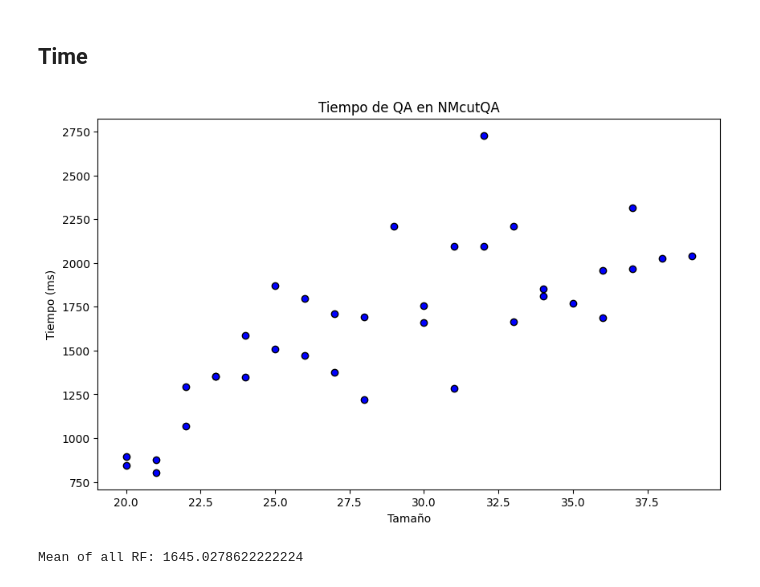
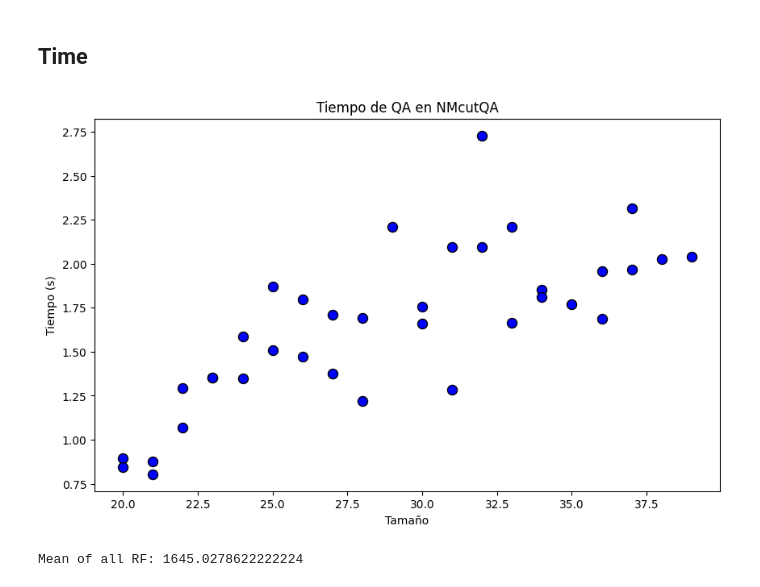
Before and after one commit to Nicofero/PhyloTree_ReConst, a Jupyter notebook: metrics_study.ipynb, the cells around one changed output. Cells and saved outputs as stored; diff of their text form; code cells hidden in the pictures.

```diff
--- a/metrics_study.ipynb
+++ b/metrics_study.ipynb
@@ -108,13 +108,13 @@ time = pd.read_csv('metrics/timer.csv')
 #     label="tab:metricas_qa"))
 # %%
 plt.figure(figsize=(10, 6))
-plt.scatter(time['size'], time['time'], color='blue', edgecolor='k')
+plt.scatter(time['size'], time['time']/1000, color='blue', edgecolor='k',s=75)
 plt.xlabel('Tamaño')
-plt.ylabel('Tiempo (ms)')
+plt.ylabel('Tiempo (s)')
 plt.title('Tiempo de QA en NMcutQA')
 plt.show()
 # %% [output]
-[figure, old version]
+[figure, new version]
 # %%
 mean_rf = time['time'].mean()
 print(f'Mean of all RF: {mean_rf}')
```
Also changed, not shown: parts of 2 cells of this notebook, 5 other files.
